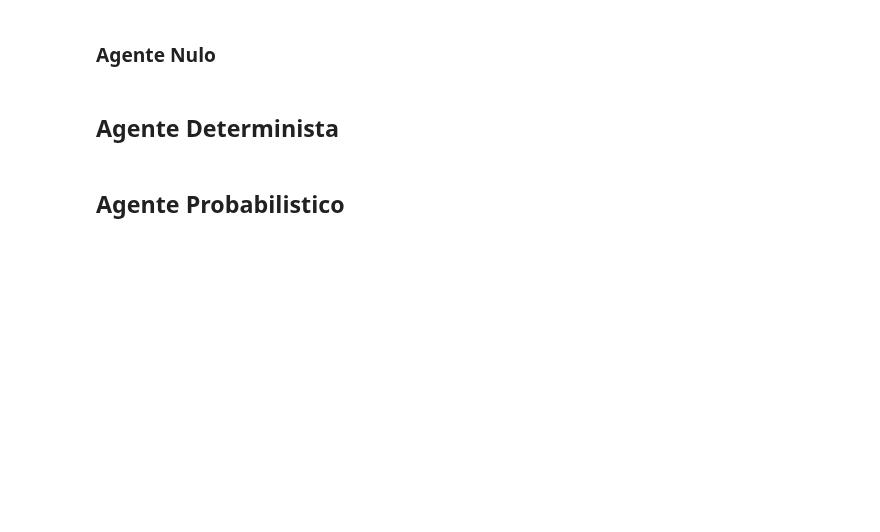
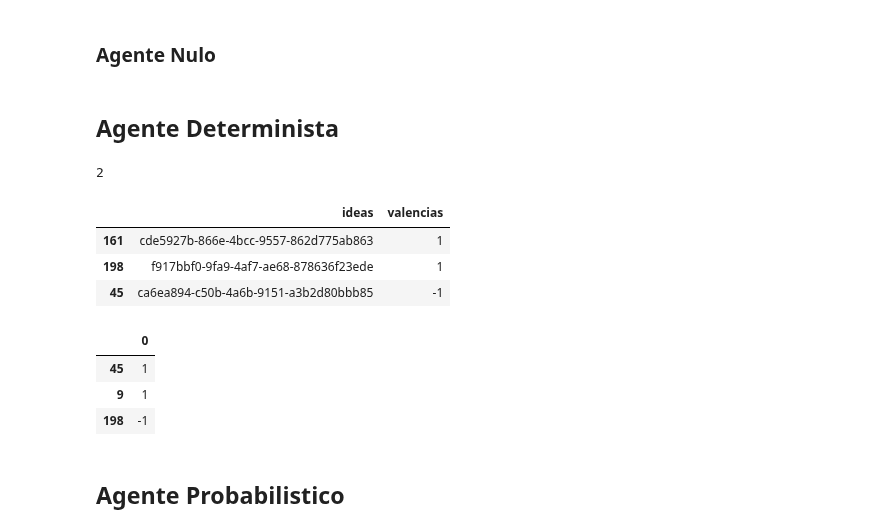
Before and after one commit to MariannoSalgado/Simulacion-RS, a Jupyter notebook: Modelado de opiniones y su impacto en la generación de consensos y disensos en una plataforma de CrowdSourcing.ipynb, the cells around one changed output. Cells and saved outputs as stored; diff of their text form; code cells hidden in the pictures; blank space fills up the shorter version.

```diff
--- a/Modelado de opiniones y su impacto en la generación de consensos y disensos en una plataforma de CrowdSourcing.ipynb
+++ b/Modelado de opiniones y su impacto en la generación de consensos y disensos en una plataforma de CrowdSourcing.ipynb
@@ -38,6 +38,7 @@ class Agente (object):
         self.Tipo = tipo
         self.Media = media
         self.DE = de
+        self.PreferenciaPositiva = np.random.binomial(QIdeasAVotar, np.random.beta(6,2,1), 1)[0]
 
     def set_Oi (self, tipo, media, de, dimensiones):
         # Asume que se le da el tipo de distribucion ['uniforme', 'univariada', 'multivariada'],
@@ -125,6 +126,9 @@ class Agente (object):
     def get_DE (self):
         return self.DE
 
+    def get_PreferenciaPositiva (self):
+        return self.PreferenciaPositiva
+
     def clean_IdeasVistas (self):
         self.IdeasVistas = []
 # %% [markdown]
@@ -201,3 +237,25 @@ class AgenteDeterminista (Agente):
+# %%
+agente_ejemplo = AgenteDeterminista('univariada', [0], 10)
+# %%
+agente_ejemplo.get_PreferenciaPositiva()
+# %% [output]
+2
+# %%
+opiniones_ejemplo = metodo_de_seleccion(OpinionesFiltradas, 'a', 0.5)
+# %%
+agente_ejemplo.unica_votacion(opiniones_ejemplo)
+# %% [output]
+|  | ideas | valencias |
+| 161 | cde5927b-866e-4bcc-9557-862d775ab863 | 1 |
+| 198 | f917bbf0-9fa9-4af7-ae68-878636f23ede | 1 |
+| 45 | ca6ea894-c50b-4a6b-9151-a3b2d80bbb85 | -1 |
+# %%
+agente_ejemplo.votar(opiniones_ejemplo)
+# %% [output]
+|  | 0 |
+| 45 | 1 |
+| 9 | 1 |
+| 198 | -1 |
 # %% [markdown]
 ## Agente Probabilistico
 # %%
```
Also changed, not shown: parts of 4 cells of this notebook.
